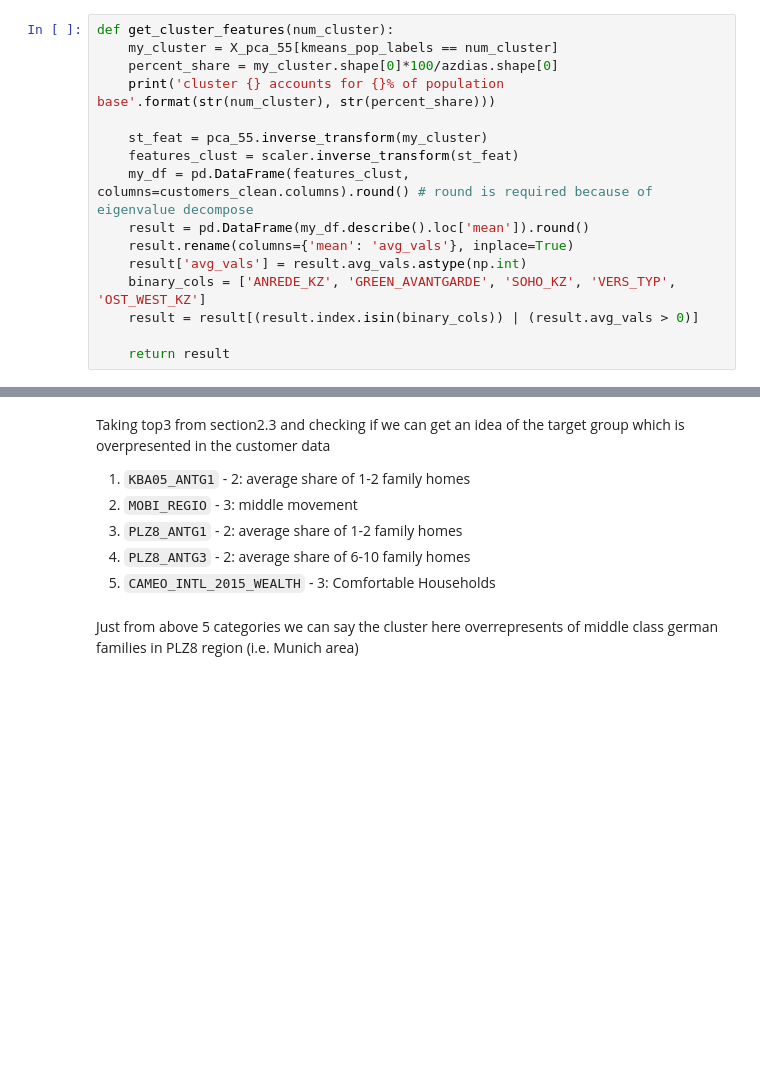
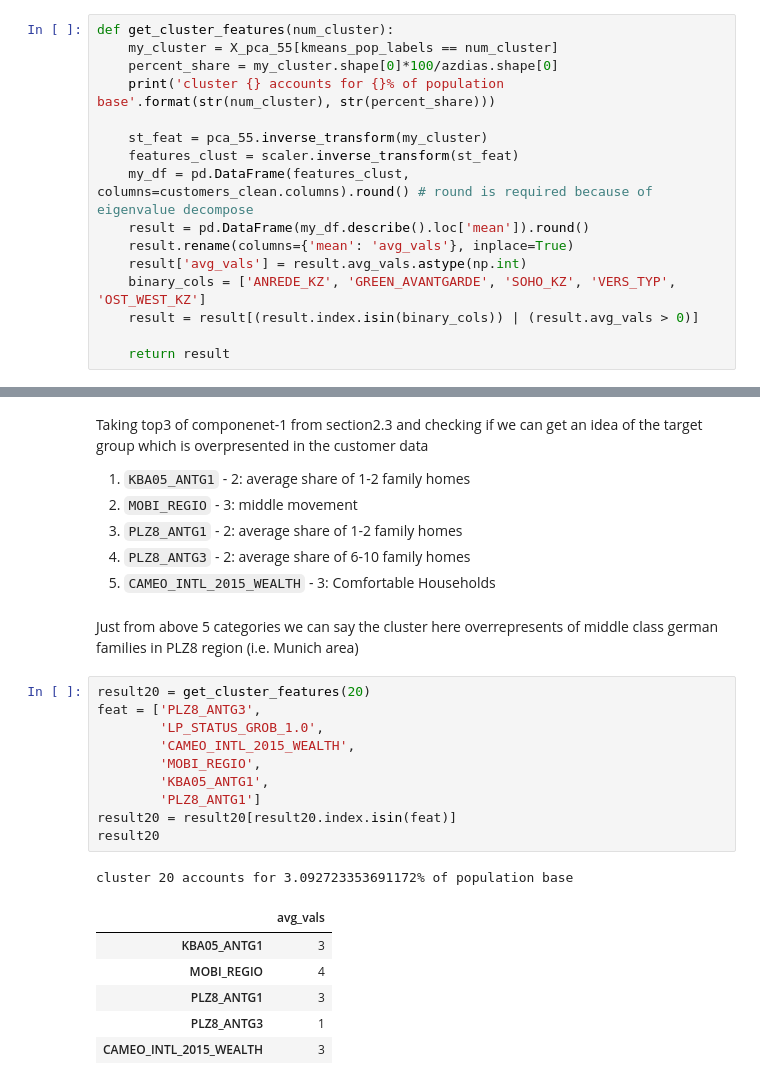
Before and after one commit to marooned20/identify-customer-segments, a Jupyter notebook: Identify_Customer_Segments.ipynb, the cells around one changed output, grey strips where cells are left out. Drawn from its saved outputs; the diff is of its cells as text; blank space fills up the shorter version.

```diff
--- a/Identify_Customer_Segments.ipynb
+++ b/Identify_Customer_Segments.ipynb
@@ -1091,7 +1093,7 @@ cluster 0 accounts for 5.186592326706844% of population base
 | PLZ8_ANTG3 | 2 |
 | CAMEO_INTL_2015_WEALTH | 3 |
 # %% [markdown]
-Taking top3 from section2.3 and checking if we can get an idea of the target group which is overpresented in the customer data
+Taking top3 of componenet-1 from section2.3 and checking if we can get an idea of the target group which is overpresented in the customer data
 1. `KBA05_ANTG1` - 2: average share of 1-2 family homes
 2. `MOBI_REGIO` - 3: middle movement
 3. `PLZ8_ANTG1` - 2: average share of 1-2 family homes
@@ -1099,3 +1101,21 @@ Taking top3 from section2.3 and checking if we can get an idea of the target gro
 5. `CAMEO_INTL_2015_WEALTH` - 3: Comfortable Households
 # %% [markdown]
 Just from above 5 categories we can say the cluster here overrepresents of middle class german families in PLZ8 region (i.e. Munich area)
+# %%
+result20 = get_cluster_features(20)
+feat = ['PLZ8_ANTG3',
+        'LP_STATUS_GROB_1.0',
+        'CAMEO_INTL_2015_WEALTH',
+        'MOBI_REGIO',
+        'KBA05_ANTG1',
+        'PLZ8_ANTG1']
+result20 = result20[result20.index.isin(feat)]
+result20
+# %% [output]
+cluster 20 accounts for 3.092723353691172% of population base
+|  | avg_vals |
+| KBA05_ANTG1 | 3 |
+| MOBI_REGIO | 4 |
+| PLZ8_ANTG1 | 3 |
+| PLZ8_ANTG3 | 1 |
+| CAMEO_INTL_2015_WEALTH | 3 |
```
Also changed, not shown: parts of 14 cells of this notebook, 1 other file.
